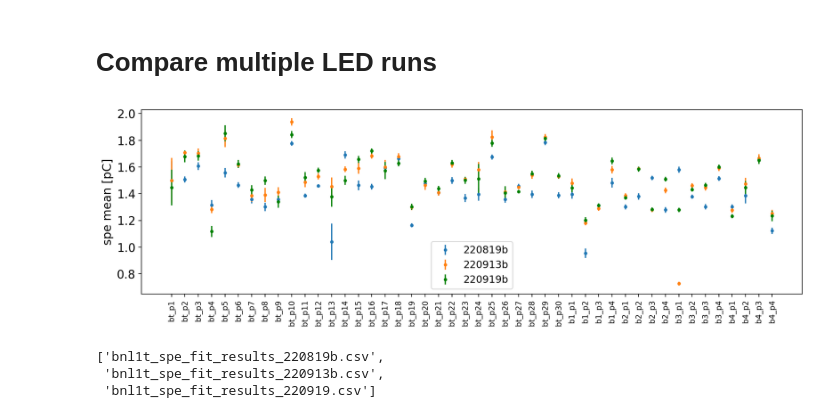
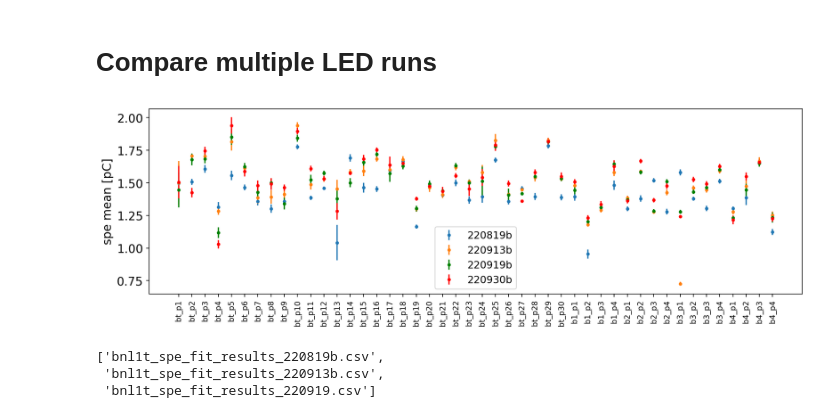
Before and after one commit to BNLIF/drop, a Jupyter notebook: analysis/led.ipynb, the cells around one changed output. Cells and saved outputs as stored; diff of their text form; code cells hidden in the pictures.

```diff
--- a/analysis/led.ipynb
+++ b/analysis/led.ipynb
@@ -33,13 +33,13 @@ ADC_TO_MV=2000/(2**14-1)
 defined a list of LED runs
 """
 
-labels = [7.65, 7.70, 7.75, 7.80]
-file_list = [
-    "led_optHV_5dB_7.65V_220919T1727.root",
-    "led_optHV_5dB_7.70V_220919T1718.root",
-    "led_optHV_5dB_7.75V_220919T1715.root",
-    "led_optHV_5dB_7.80V_220919T1711.root",
-]
+# labels = [7.65, 7.70, 7.75, 7.80]
+# file_list = [
+#     "led_optHV_5dB_7.65V_220919T1727.root",
+#     "led_optHV_5dB_7.70V_220919T1718.root",
+#     "led_optHV_5dB_7.75V_220919T1715.root",
+#     "led_optHV_5dB_7.80V_220919T1711.root",
+# ]
 
 # labels=[7.65, 7.70, 7.75, 7.80]
 # file_list = [
@@ -59,6 +59,14 @@ file_list = [
 #     "led_optHV_5dB_7.80V_220819T1413.root",
 # #     "led_optHV_5dB_7.85V_220819T1416.root",
 # ]
+
+labels = [7.65, 7.70, 7.75, 7.80]
+file_list=[
+    "led_optHV_5dB_7.65V_220930T1305.root",
+    "led_optHV_5dB_7.70V_220930T1259.root",
+    "led_optHV_5dB_7.75V_220930T1257.root",
+    "led_optHV_5dB_7.80V_220930T1255.root",
+]
 # %%
 """
 Open one of the files
@@ -454,7 +462,7 @@ ChName2HVMap = {
 N_CHAN=len(ChName2LedVoltageMap)
 CH_NAMES = list(ChName2LedVoltageMap.keys())
 # %%
-ChName2LedVoltageMap['adc_b1_ch1']=7.70
+ChName2LedVoltageMap['adc_b1_ch1']=7.65
 # %%
 # where to decide if it's a SPE in peak height. unit: mV
 SPE_PEAK_CUT=2.5
@@ -745,35 +762,36 @@ gain_curve(2025)/gain_curve(2000)
 # %%
 file_paths = [
 #     "bnl1t_spe_fit_results_220826.csv",
     "bnl1t_spe_fit_results_220819b.csv",
     "bnl1t_spe_fit_results_220913b.csv",
     "bnl1t_spe_fit_results_220919b.csv",
+    "bnl1t_spe_fit_results_220930b.csv"
 ]
 
-colors = ['tab:blue', 'tab:orange', 'green']
-legs = ['220819b', '220913b', '220919b']
+colors = ['tab:blue', 'tab:orange', 'green', 'red']
+legs = ['220819b', '220913b', '220919b', '220930b']
 
 fig = plt.figure(figsize=[12, 4], dpi=90)
 # ax1 = plt.subplot(211)
 # ax2 = plt.subplot(212, sharex = ax1)
 # make a little extra space between the subplots
 fig.subplots_adjust(hspace=0.5)
 #ax1.get_shared_x_axes().join(ax1, ax2)
 for i, f in enumerate(file_paths):
     df = pd.read_csv(f)
     pmt = df['pmt'].tolist()
     spe_mean = df['spe_mean'].to_numpy()
     spe_mean_err = df['spe_mean_err'].to_numpy()
     plt.errorbar(pmt, spe_mean, yerr=spe_mean_err, label=legs[i],
                  color=colors[i], marker='.', linestyle="None")
 
 plt.xticks(rotation=90, fontsize=9)
 plt.ylabel('spe mean [pC]')
 plt.tight_layout()
 plt.legend(fontsize=12, loc='lower center')
 plt.show()
 # %% [output]
-[figure, old version]
+[figure, new version]
 # %%
 file_paths
 # %% [output]
```
Also changed, not shown: parts of 10 cells of this notebook, 1 other file.
